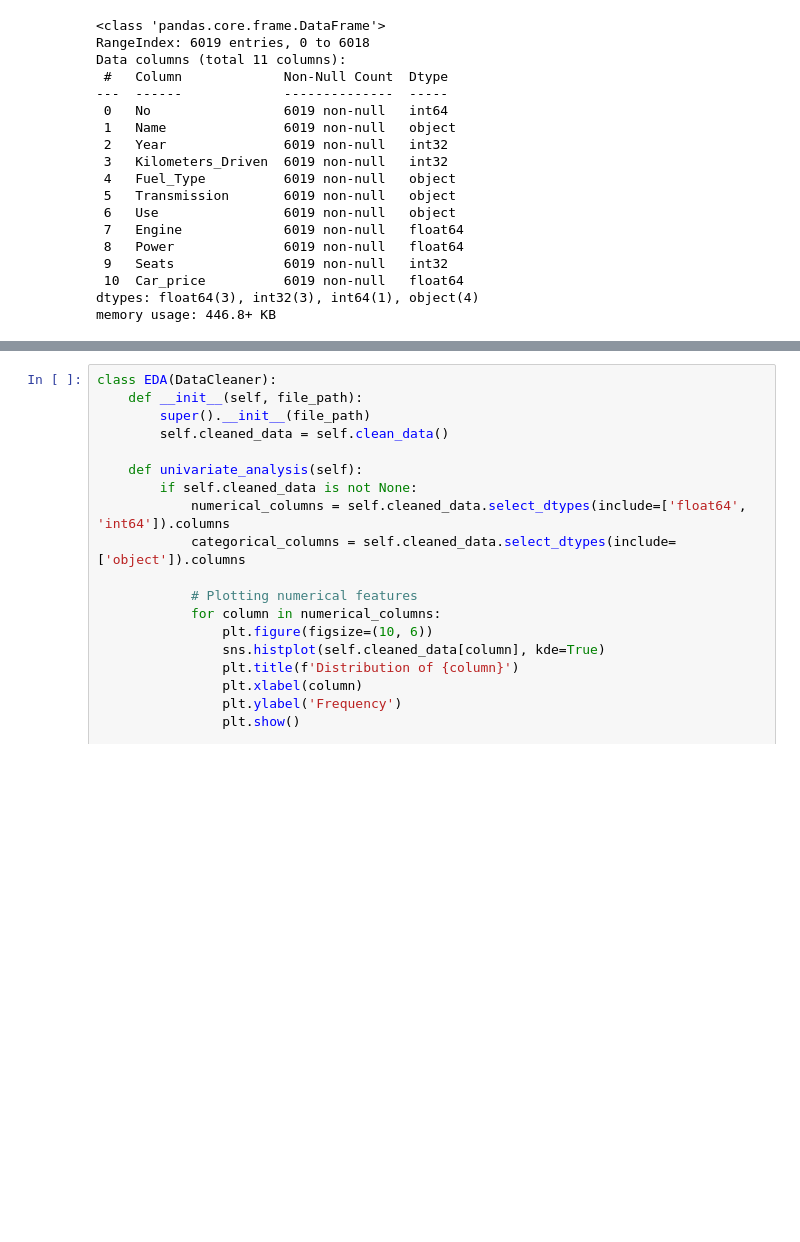
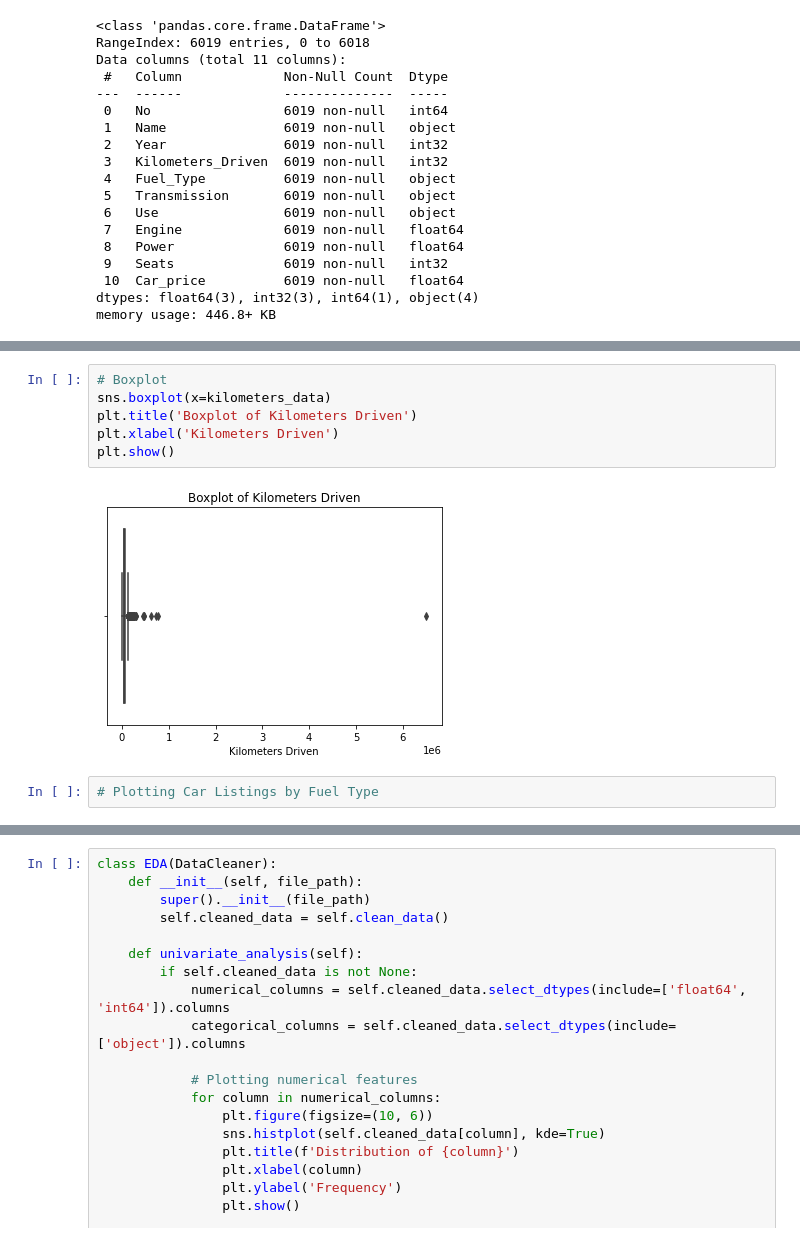
Before and after one commit to jakkkc/car_price, a Jupyter notebook: index.ipynb, the cells around one changed output, grey strips where cells are left out. Cells and saved outputs as stored; diff of their text form; blank space fills up the shorter version.

```diff
--- a/index.ipynb
+++ b/index.ipynb
@@ -268,0 +418,10 @@ cleaned_df.head()
+# %%
+# Boxplot
+sns.boxplot(x=kilometers_data)
+plt.title('Boxplot of Kilometers Driven')
+plt.xlabel('Kilometers Driven')
+plt.show()
+# %% [output]
+[figure, added]
+# %%
+# Plotting Car Listings by Fuel Type
```
Also changed, not shown: parts of 35 cells of this notebook.
